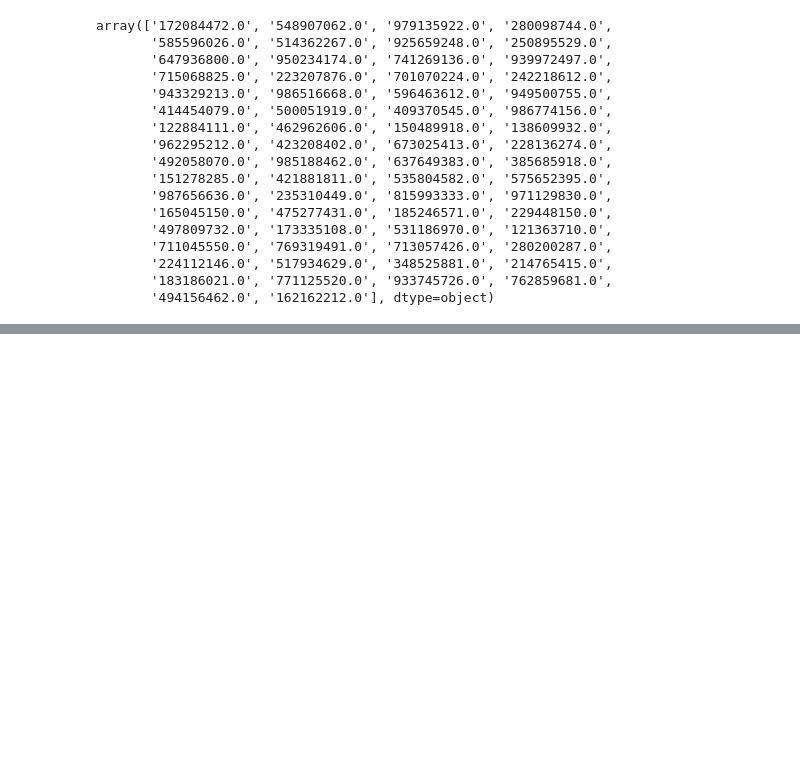
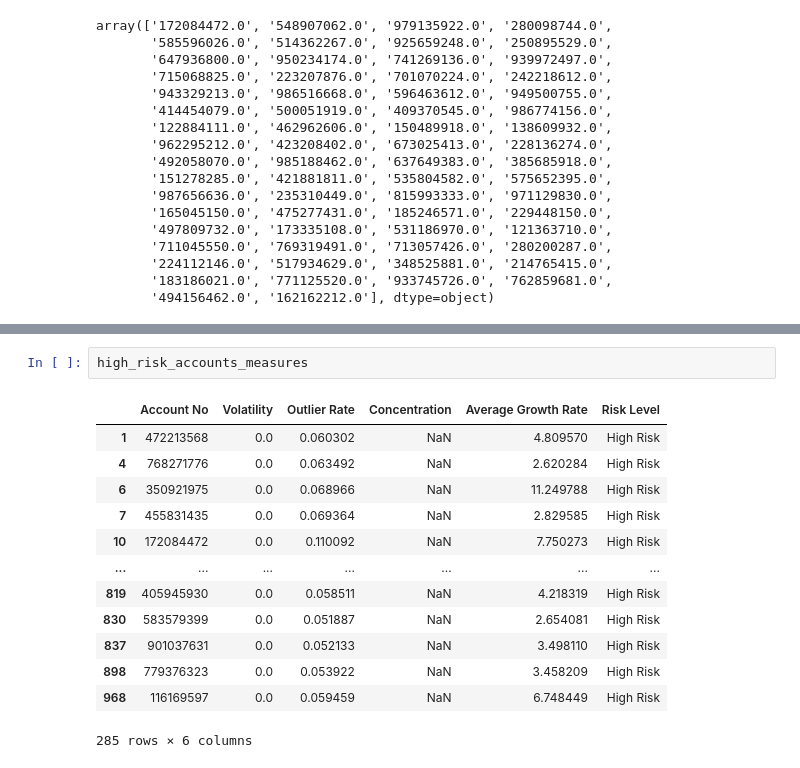
Before and after one commit to UoB-DSMP-2023-24/dsmp-2024-group26, a Jupyter notebook: Credit rating assessment.ipynb, the cells around one changed output, grey strips where cells are left out. Cells and saved outputs as stored; diff of their text form; blank space fills up the shorter version.

```diff
--- a/Credit rating assessment.ipynb
+++ b/Credit rating assessment.ipynb
@@ -252,0 +384,16 @@ array(['172084472.0', '548907062.0', '979135922.0', '280098744.0',
+# %%
+high_risk_accounts_measures
+# %% [output]
+|  | Account No | Volatility | Outlier Rate | Concentration | Average Growth Rate | Risk Level |
+| 1 | 472213568 | 0.0 | 0.060302 | NaN | 4.809570 | High Risk |
+| 4 | 768271776 | 0.0 | 0.063492 | NaN | 2.620284 | High Risk |
+| 6 | 350921975 | 0.0 | 0.068966 | NaN | 11.249788 | High Risk |
+| 7 | 455831435 | 0.0 | 0.069364 | NaN | 2.829585 | High Risk |
+| 10 | 172084472 | 0.0 | 0.110092 | NaN | 7.750273 | High Risk |
+| ... | ... | ... | ... | ... | ... | ... |
+| 819 | 405945930 | 0.0 | 0.058511 | NaN | 4.218319 | High Risk |
+| 830 | 583579399 | 0.0 | 0.051887 | NaN | 2.654081 | High Risk |
+| 837 | 901037631 | 0.0 | 0.052133 | NaN | 3.498110 | High Risk |
+| 898 | 779376323 | 0.0 | 0.053922 | NaN | 3.458209 | High Risk |
+| 968 | 116169597 | 0.0 | 0.059459 | NaN | 6.748449 | High Risk |
+285 rows × 6 columns
```
Also changed, not shown: parts of 6 cells of this notebook.
